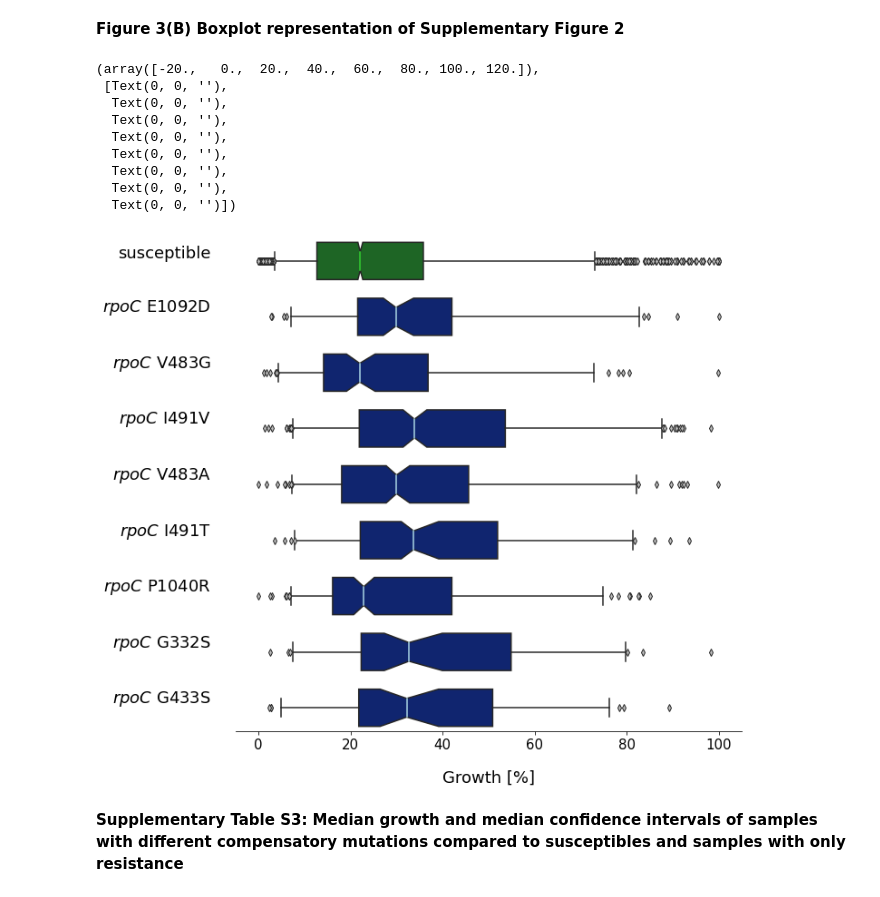
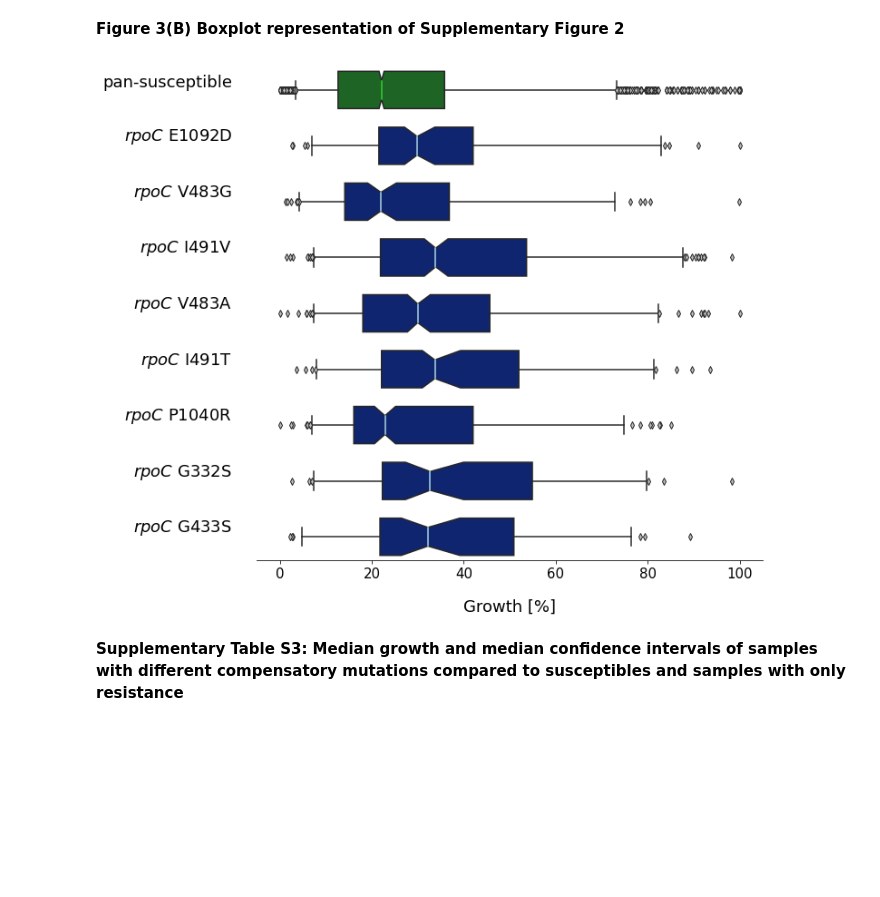
Before and after one commit to fowler-lab/tb-rnap-compensation, a Jupyter notebook: Recreate_figures_paper.ipynb, the cells around one changed output. Saved outputs shown, nothing was run; the diff lists cells and outputs as text; code cells hidden in the pictures; blank space fills up the shorter version.

```diff
--- a/Recreate_figures_paper.ipynb
+++ b/Recreate_figures_paper.ipynb
@@ -670,7 +668,7 @@ fig.set_size_inches(10, 10)
 sus_boot = my_bootstrap(susceptible)
 sns.boxplot(susceptible, ax = ax_box1, color = colors[2], medianprops={"color": "LimeGreen"},
             usermedians = [sus_boot[0]], conf_intervals = [sus_boot[1]], **box_args)
-ax_box1.set_ylabel ('susceptible', fontsize = 18, labelpad = 20, rotation=0, horizontalalignment='right')
+ax_box1.set_ylabel ('pan-susceptible', fontsize = 18, labelpad = 20, rotation=0, horizontalalignment='right')
 
 axes = [ax_box2, ax_box3, ax_box4, ax_box5, ax_box6, ax_box7, ax_box8, ax_box9]
 j=0
@@ -700,44 +698,35 @@ for i, combination in enumerate(tqdm(combinations)):
 
         ax = axes[j]
         j = j+1
 
         resCM_boot = my_bootstrap(resistant_CM)
         sns.boxplot(resistant_CM, ax = ax, color = colors[0], medianprops={"color": "LightBlue"},
                     usermedians = [resCM_boot[0]], conf_intervals = [resCM_boot[1]], **box_args)
 
         ax.set_ylabel ('$\it{rpoC}$' + ' ' + combination[16:], fontsize = 18, labelpad = 20, rotation=0, horizontalalignment='right')
 
         stats.append([combination[11:15] + ' ' + combination[16:], resCM_boot[0], resCM_boot[1][0], resCM_boot[1][1],
               str(p2), str(p3), round(numpy.mean(resistant_CM), 2), len(resistant_CM)])
 
 #Despine plots
 axes = [ax_box1, ax_box2, ax_box3, ax_box4, ax_box5, ax_box6, ax_box7, ax_box8, ax_box9]
 
 for ax in axes:
     sns.despine(ax = ax, top = True, right=True, left = True, bottom = True, offset = False, trim = False)
     ax.tick_params(left=False, bottom=False)
     ax.set(yticklabels=[])
     ax.set(xlabel='')
 
 #Respine bottom plot
 sns.despine(ax = ax_box9, top = True, right=True, left = True, bottom = False, offset = False, trim = False)
 ax_box9.tick_params(left = False, bottom = True)
 
 plt.xlabel("Growth [%]", size = 18, labelpad = 20)
 plt.xticks(fontsize = 15)
 # use this to save high quality svg for poster
-# fig.savefig('poster_single_CMs_vs_sus.svg', format='svg', dpi=1200, bbox_inches='tight')
+fig.savefig('poster_single_CMs_vs_sus.svg', format='svg', dpi=1200, bbox_inches='tight')
 # %% [output]
-(array([-20.,   0.,  20.,  40.,  60.,  80., 100., 120.]),
- [Text(0, 0, ''),
-  Text(0, 0, ''),
-  Text(0, 0, ''),
-  Text(0, 0, ''),
-  Text(0, 0, ''),
-  Text(0, 0, ''),
-  Text(0, 0, ''),
-  Text(0, 0, '')])
-[figure, old version]
+[figure, new version]
 # %% [markdown]
 **Supplementary Table S3: Median growth and median confidence intervals of samples with different compensatory mutations compared to susceptibles and samples with only resistance**
 # %%
```
Also changed, not shown: parts of 5 cells of this notebook.
